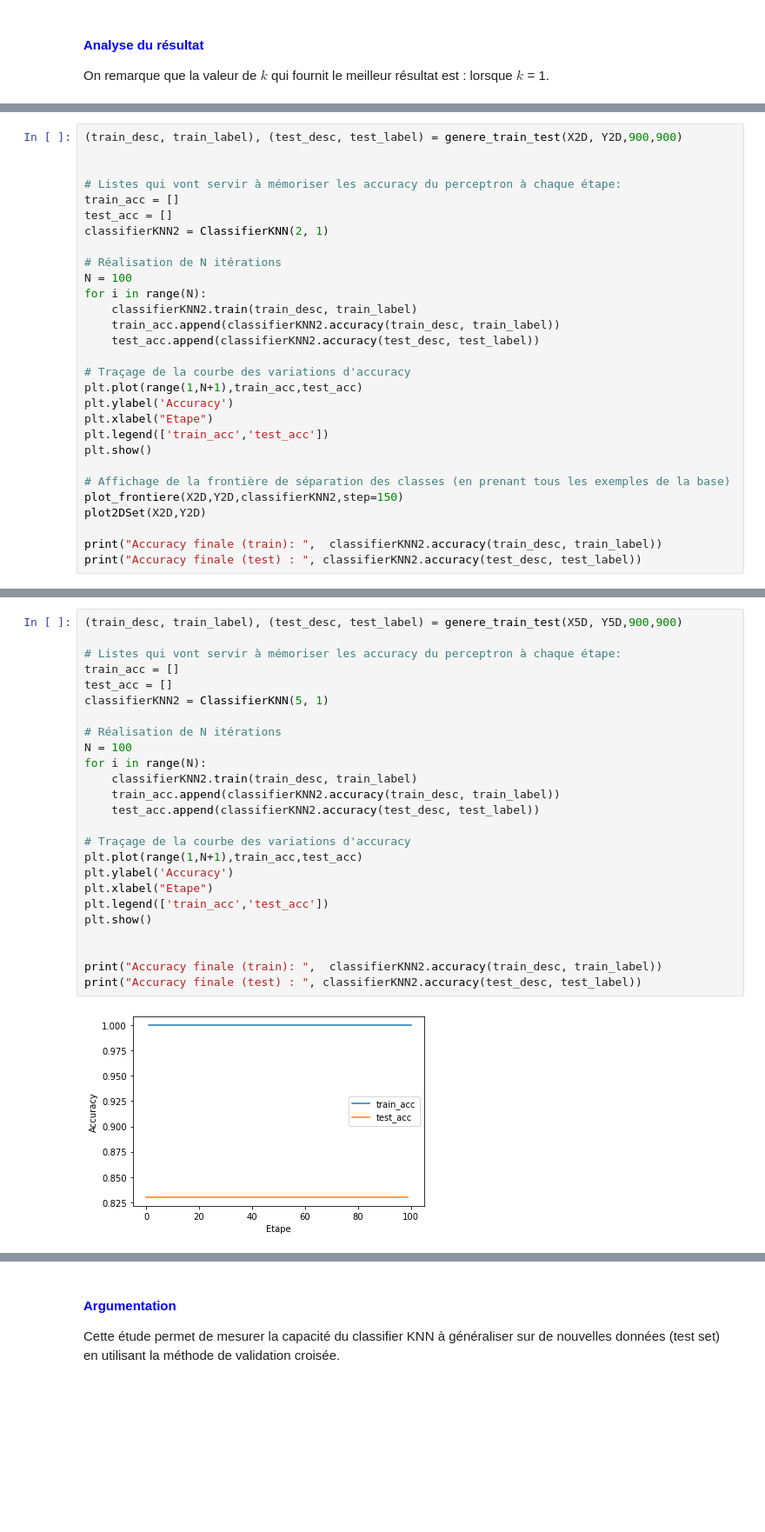
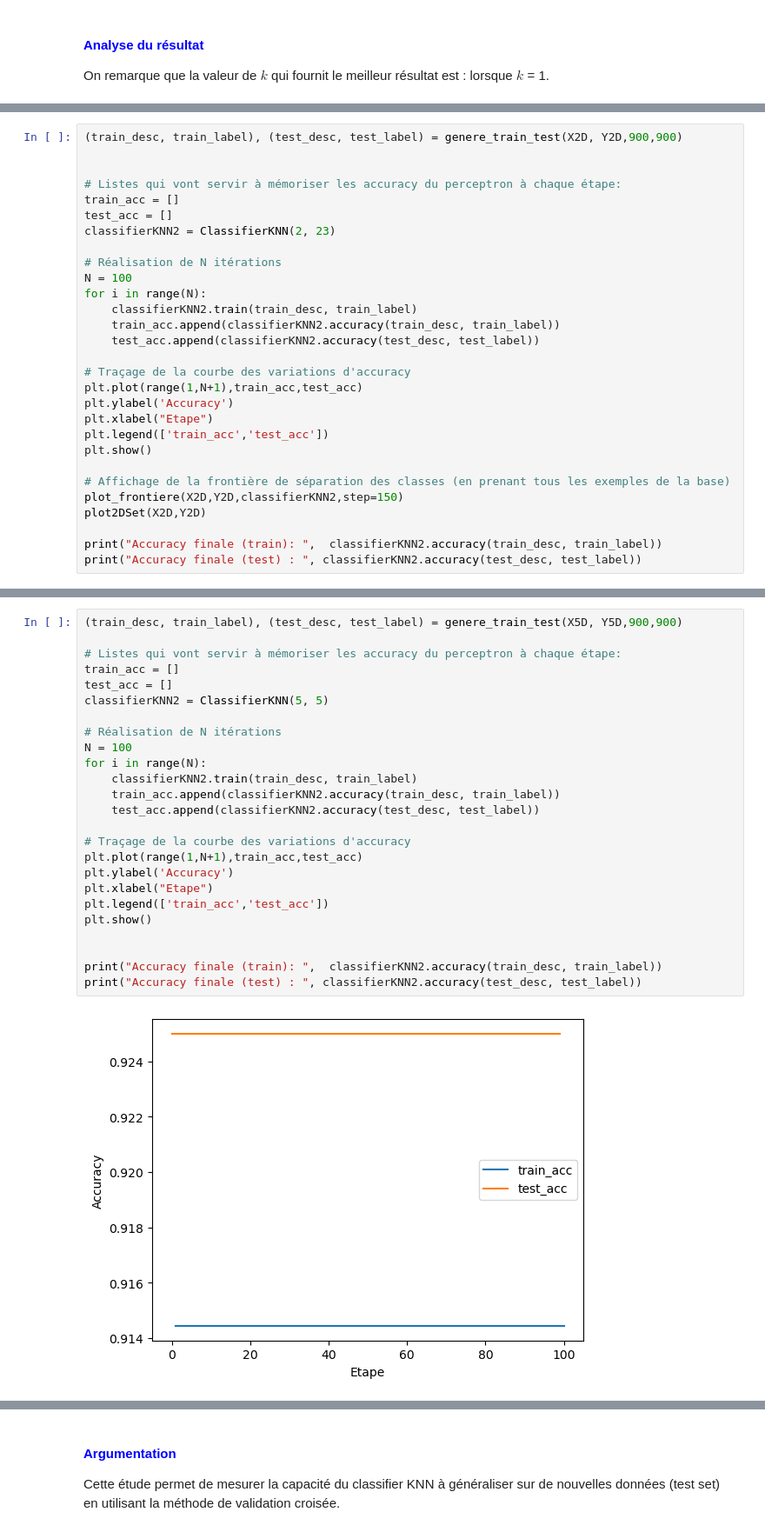
Before and after one commit to celine-yes/TME_DataScience, a Jupyter notebook: projet-1/projet-1-Fan-Lacour.ipynb, the cells around one changed output, grey strips where cells are left out. Shown: that part at 87% size. Saved outputs shown, nothing was run; the diff lists cells and outputs as text; blank space fills up the shorter version.

```diff
--- a/projet-1/projet-1-Fan-Lacour.ipynb
+++ b/projet-1/projet-1-Fan-Lacour.ipynb
@@ -485,7 +483,7 @@ On remarque que la valeur de $k$ qui fournit le meilleur résultat est : lorsque
 # Listes qui vont servir à mémoriser les accuracy du perceptron à chaque étape:
 train_acc = []
 test_acc = []
-classifierKNN2 = ClassifierKNN(2, 1)
+classifierKNN2 = ClassifierKNN(2, 23)
 
 # Réalisation de N itérations
 N = 100
@@ -521,27 +519,27 @@ L'accuracy ne varie pas au cours de l'apprentissage du classifierKNN, en effet,
 # %%
 (train_desc, train_label), (test_desc, test_label) = genere_train_test(X5D, Y5D,900,900)
 
 # Listes qui vont servir à mémoriser les accuracy du perceptron à chaque étape:
 train_acc = []
 test_acc = []
-classifierKNN2 = ClassifierKNN(5, 1)
+classifierKNN2 = ClassifierKNN(5, 5)
 
 # Réalisation de N itérations
 N = 100
 for i in range(N):
     classifierKNN2.train(train_desc, train_label)
     train_acc.append(classifierKNN2.accuracy(train_desc, train_label))
     test_acc.append(classifierKNN2.accuracy(test_desc, test_label))
 
 # Traçage de la courbe des variations d'accuracy
 plt.plot(range(1,N+1),train_acc,test_acc)
 plt.ylabel('Accuracy')
 plt.xlabel("Etape")
 plt.legend(['train_acc','test_acc'])
 plt.show()
 
 
 print("Accuracy finale (train): ",  classifierKNN2.accuracy(train_desc, train_label))
 print("Accuracy finale (test) : ", classifierKNN2.accuracy(test_desc, test_label))
 # %% [output]
-[figure, old version]
+[figure, new version]
```
Also changed, not shown: parts of 55 cells of this notebook.
